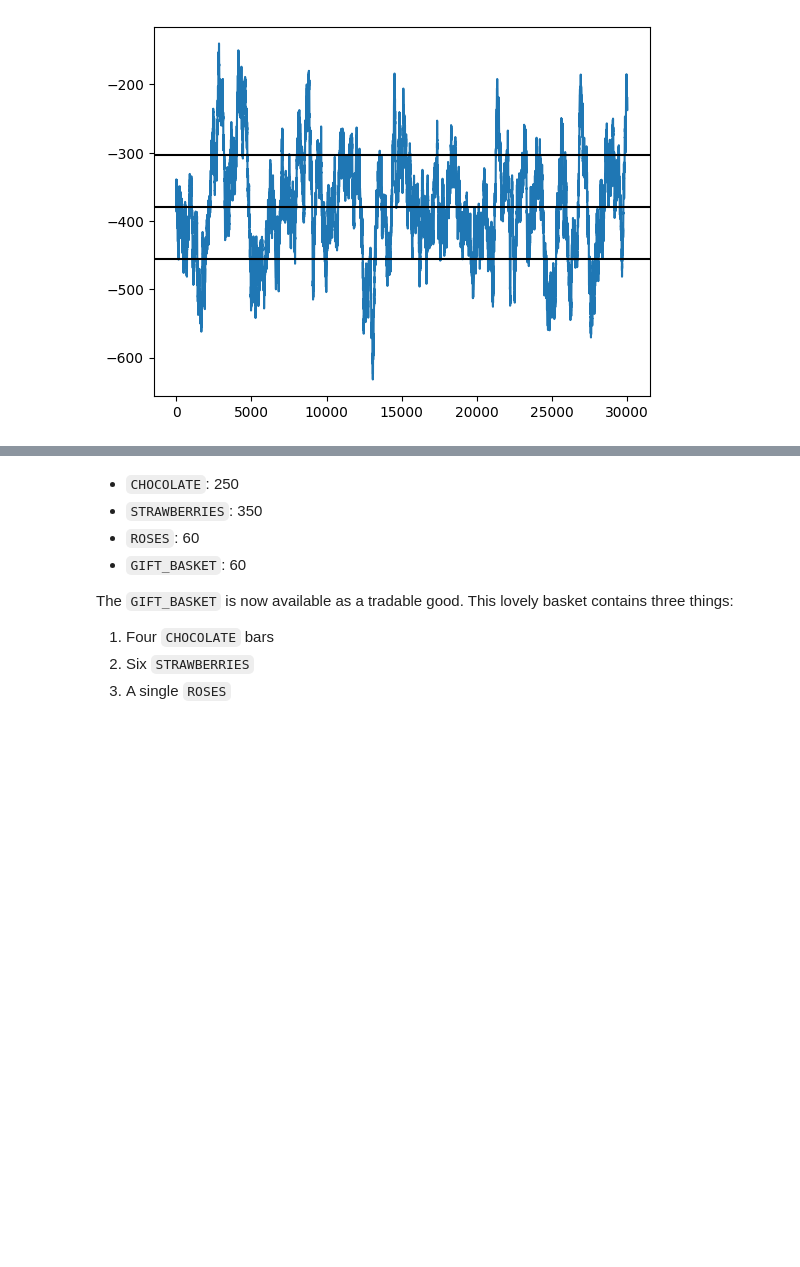
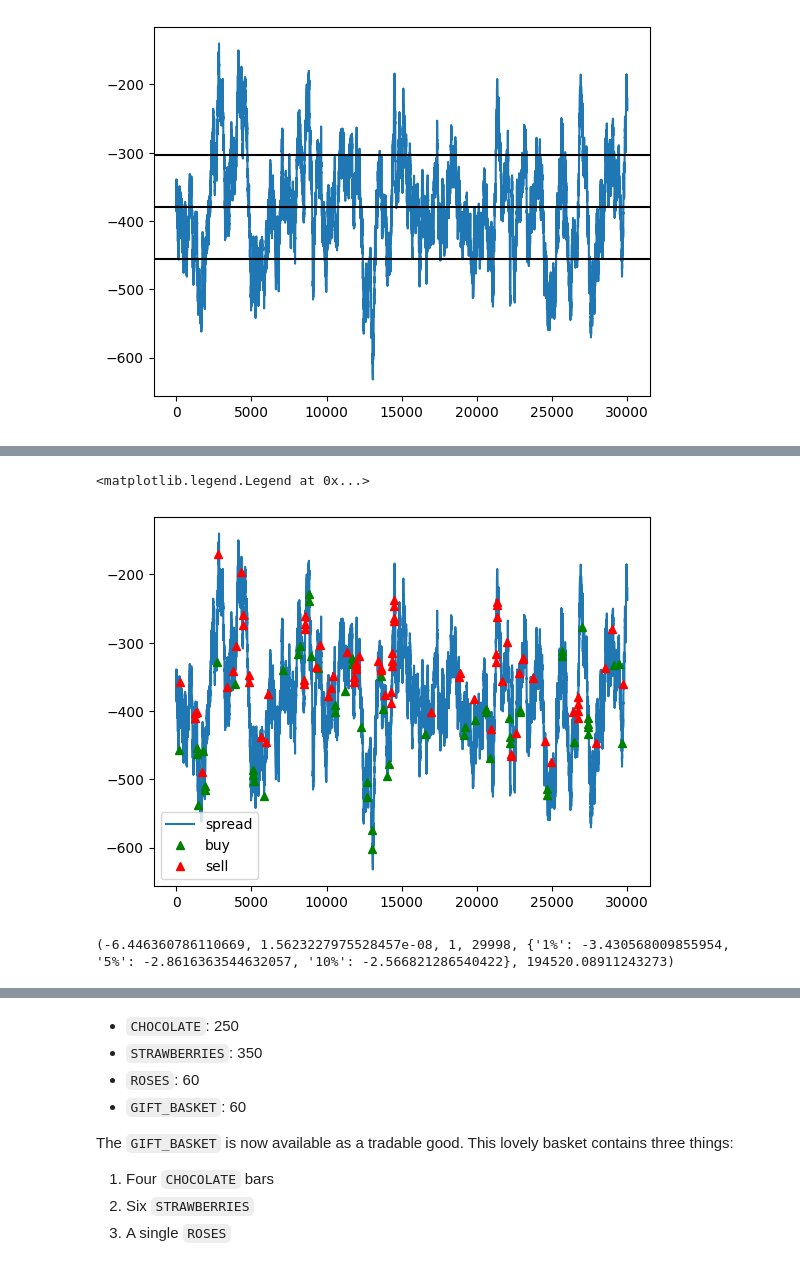
Before and after one commit to timkimneu/IMCProsperityTradingAlgorithm, a Jupyter notebook: round3/sample_data/pair_trading_analysis.ipynb, the cells around one changed output, grey strips where cells are left out. Saved outputs shown, nothing was run; the diff lists cells and outputs as text; code cells hidden in the pictures; blank space fills up the shorter version.

```diff
--- a/round3/sample_data/pair_trading_analysis.ipynb
+++ b/round3/sample_data/pair_trading_analysis.ipynb
@@ -146,3 +164,29 @@ plt.show()
+# %%
+buy = zscore_spread < -3
+sell = zscore_spread > 3
+# %%
+gift_basket_diff.plot(label = 'spread')
+gift_basket_diff[buy].plot(
+    marker ='^',
+    color ='green',
+    linestyle= 'None',
+    label = 'buy'
+)
+gift_basket_diff[sell].plot(
+    marker= '^',
+    color = 'red',
+    linestyle= 'None',
+    label = 'sell'
+)
+
+plt.legend()
+# %% [output]
+<matplotlib.legend.Legend at 0x...>
+[figure, added]
+# %%
+print(adfuller(gift_basket_diff))
+# %% [output]
+(-6.446360786110669, 1.5623227975528457e-08, 1, 29998, {'1%': -3.430568009855954, '5%': -2.8616363544632057, '10%': -2.566821286540422}, 194520.08911243273)
 # %%
 print(adfuller(gift_basket_diff)) # stationary
 print(adfuller(mid_price_data['GIFT_BASKET'])) # not stationary
```
Also changed, not shown: parts of 11 cells of this notebook, 15 other files.
